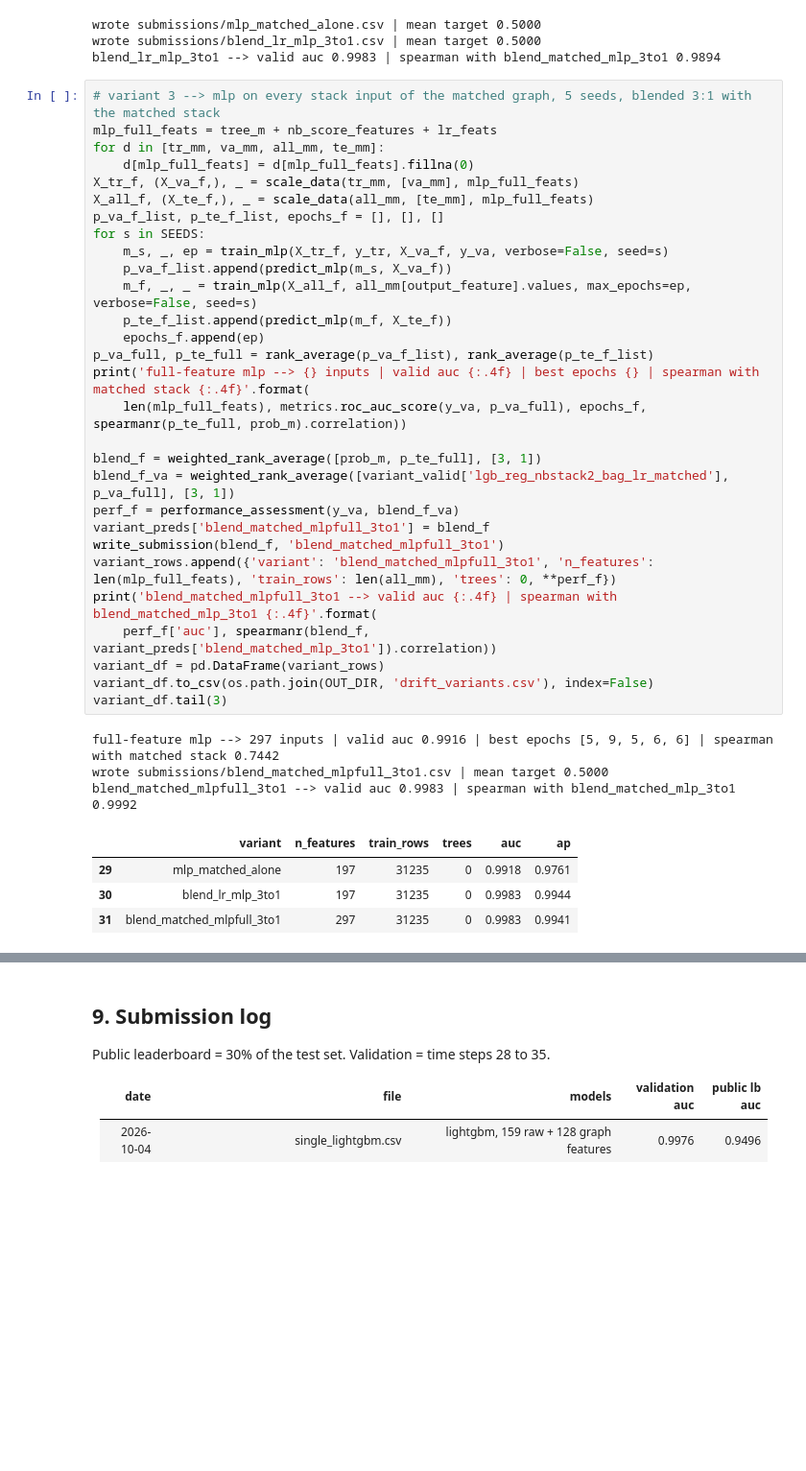
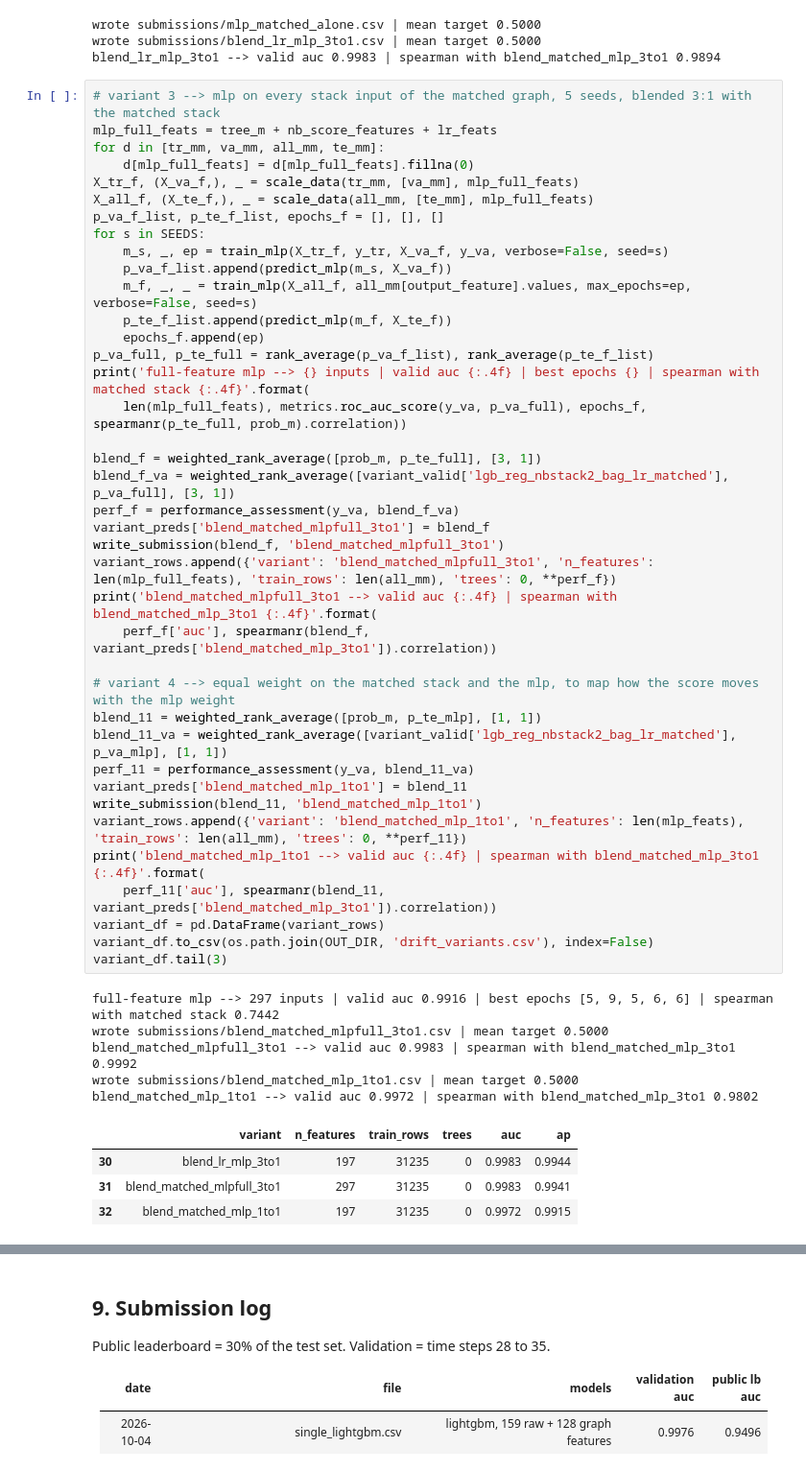
Before and after one commit to ykwong2002/bt4012-kaggle-competition, a Jupyter notebook: e1155727.ipynb, the cells around one changed output, grey strips where cells are left out. Shown at 96% size. Saved outputs shown, nothing was run; the diff lists cells and outputs as text; blank space fills up the shorter version.

```diff
--- a/e1155727.ipynb
+++ b/e1155727.ipynb
@@ -2059,33 +2061,45 @@ for d in [tr_mm, va_mm, all_mm, te_mm]:
     d[mlp_full_feats] = d[mlp_full_feats].fillna(0)
 X_tr_f, (X_va_f,), _ = scale_data(tr_mm, [va_mm], mlp_full_feats)
 X_all_f, (X_te_f,), _ = scale_data(all_mm, [te_mm], mlp_full_feats)
 p_va_f_list, p_te_f_list, epochs_f = [], [], []
 for s in SEEDS:
     m_s, _, ep = train_mlp(X_tr_f, y_tr, X_va_f, y_va, verbose=False, seed=s)
     p_va_f_list.append(predict_mlp(m_s, X_va_f))
     m_f, _, _ = train_mlp(X_all_f, all_mm[output_feature].values, max_epochs=ep, verbose=False, seed=s)
     p_te_f_list.append(predict_mlp(m_f, X_te_f))
     epochs_f.append(ep)
 p_va_full, p_te_full = rank_average(p_va_f_list), rank_average(p_te_f_list)
 print('full-feature mlp --> {} inputs | valid auc {:.4f} | best epochs {} | spearman with matched stack {:.4f}'.format(
     len(mlp_full_feats), metrics.roc_auc_score(y_va, p_va_full), epochs_f, spearmanr(p_te_full, prob_m).correlation))
 
 blend_f = weighted_rank_average([prob_m, p_te_full], [3, 1])
 blend_f_va = weighted_rank_average([variant_valid['lgb_reg_nbstack2_bag_lr_matched'], p_va_full], [3, 1])
 perf_f = performance_assessment(y_va, blend_f_va)
 variant_preds['blend_matched_mlpfull_3to1'] = blend_f
 write_submission(blend_f, 'blend_matched_mlpfull_3to1')
 variant_rows.append({'variant': 'blend_matched_mlpfull_3to1', 'n_features': len(mlp_full_feats), 'train_rows': len(all_mm), 'trees': 0, **perf_f})
 print('blend_matched_mlpfull_3to1 --> valid auc {:.4f} | spearman with blend_matched_mlp_3to1 {:.4f}'.format(
     perf_f['auc'], spearmanr(blend_f, variant_preds['blend_matched_mlp_3to1']).correlation))
+
+# variant 4 --> equal weight on the matched stack and the mlp, to map how the score moves with the mlp weight
+blend_11 = weighted_rank_average([prob_m, p_te_mlp], [1, 1])
+blend_11_va = weighted_rank_average([variant_valid['lgb_reg_nbstack2_bag_lr_matched'], p_va_mlp], [1, 1])
+perf_11 = performance_assessment(y_va, blend_11_va)
+variant_preds['blend_matched_mlp_1to1'] = blend_11
+write_submission(blend_11, 'blend_matched_mlp_1to1')
+variant_rows.append({'variant': 'blend_matched_mlp_1to1', 'n_features': len(mlp_feats), 'train_rows': len(all_mm), 'trees': 0, **perf_11})
+print('blend_matched_mlp_1to1 --> valid auc {:.4f} | spearman with blend_matched_mlp_3to1 {:.4f}'.format(
+    perf_11['auc'], spearmanr(blend_11, variant_preds['blend_matched_mlp_3to1']).correlation))
 variant_df = pd.DataFrame(variant_rows)
 variant_df.to_csv(os.path.join(OUT_DIR, 'drift_variants.csv'), index=False)
 variant_df.tail(3)
 # %% [output]
 full-feature mlp --> 297 inputs | valid auc 0.9916 | best epochs [5, 9, 5, 6, 6] | spearman with matched stack 0.7442
 wrote submissions/blend_matched_mlpfull_3to1.csv | mean target 0.5000
 blend_matched_mlpfull_3to1 --> valid auc 0.9983 | spearman with blend_matched_mlp_3to1 0.9992
+wrote submissions/blend_matched_mlp_1to1.csv | mean target 0.5000
+blend_matched_mlp_1to1 --> valid auc 0.9972 | spearman with blend_matched_mlp_3to1 0.9802
 |  | variant | n_features | train_rows | trees | auc | ap |
-| 29 | mlp_matched_alone | 197 | 31235 | 0 | 0.9918 | 0.9761 |
 | 30 | blend_lr_mlp_3to1 | 197 | 31235 | 0 | 0.9983 | 0.9944 |
 | 31 | blend_matched_mlpfull_3to1 | 297 | 31235 | 0 | 0.9983 | 0.9941 |
+| 32 | blend_matched_mlp_1to1 | 197 | 31235 | 0 | 0.9972 | 0.9915 |
```
Also changed, not shown: parts of 15 cells of this notebook.
